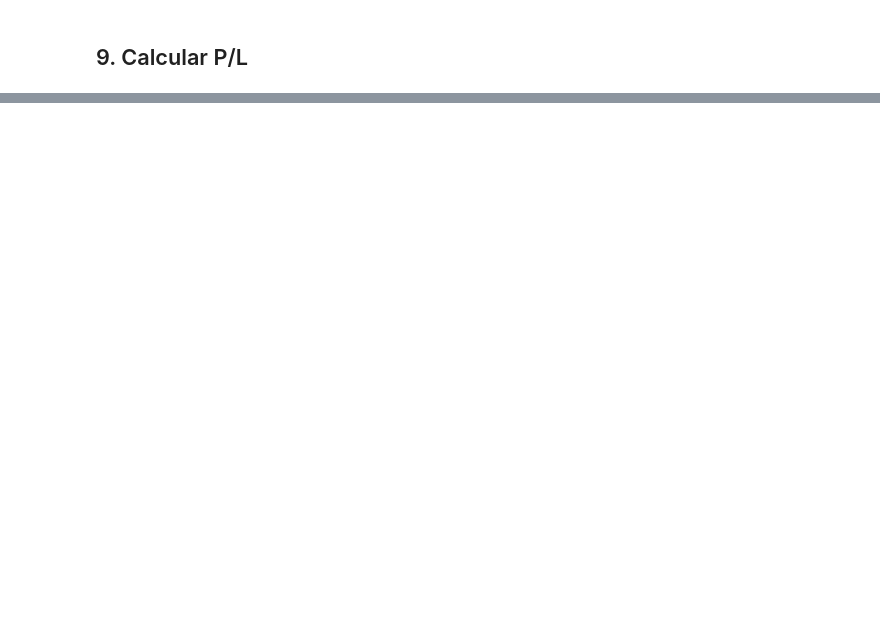
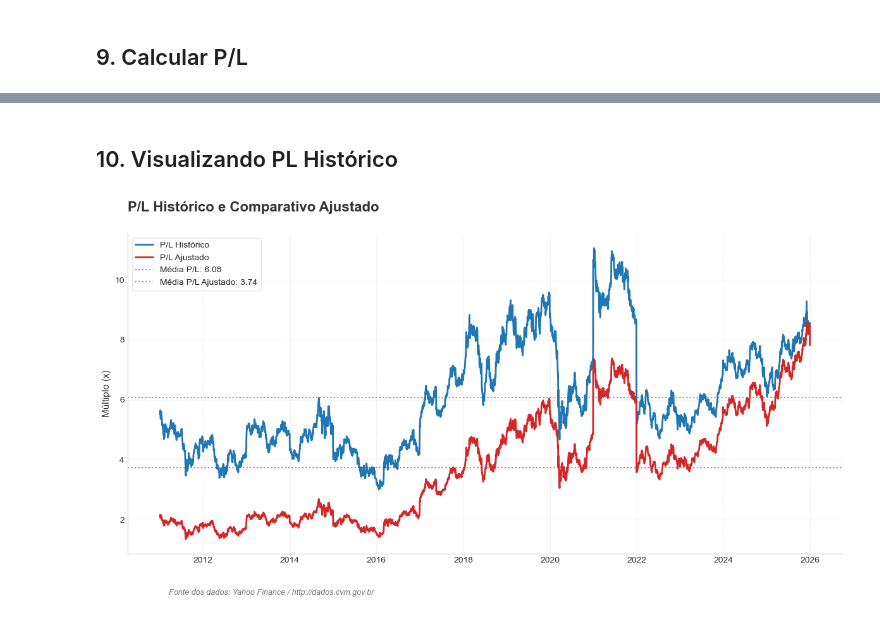
Before and after one commit to esscova/financas-quantitativas, a Jupyter notebook: Coletando PL histórico de empresas listadas na B3 com dados da CVM/preco_lucro_historico.ipynb, the cells around one changed output, grey strips where cells are left out. Drawn from its saved outputs; the diff is of its cells as text; code cells hidden in the pictures; blank space fills up the shorter version.

Commit message:
feat: visualizar pl historico e comparativo ajustado

```diff
--- a/Coletando PL histórico de empresas listadas na B3 com dados da CVM/preco_lucro_historico.ipynb
+++ b/Coletando PL histórico de empresas listadas na B3 com dados da CVM/preco_lucro_historico.ipynb
@@ -395,0 +396,54 @@ indicadores
+# %% [markdown]
+## 10. Visualizando PL Histórico
+# %%
+#estilo
+plt.style.use('seaborn-v0_8-whitegrid' if 'seaborn-v0_8-whitegrid' in plt.style.available else 'default')
+fig, ax = plt.subplots(figsize=(12, 6.5))
+
+#cores
+COR_PL = '#1f77b4'
+COR_PL_AJ = '#d62728'
+COR_LINHAS = '#7f7f7f'
+COR_TEXTO = '#333333'
+
+#plotes
+ax.plot(indicadores.index, indicadores['PL'], label='P/L Histórico', color=COR_PL, linewidth=2)
+ax.plot(indicadores.index, indicadores['PL Ajustado'], label='P/L Ajustado', color=COR_PL_AJ, linewidth=2)
+
+#medias
+media_pl = indicadores['PL'].mean()
+media_pl_aj = indicadores['PL Ajustado'].mean()
+
+ax.axhline(media_pl, linestyle=':', color=COR_PL, alpha=0.7, linewidth=1.5,
+           label=f'Média P/L: {media_pl:.2f}')
+ax.axhline(media_pl_aj, linestyle=':', color=COR_PL_AJ, alpha=0.7, linewidth=1.5,
+           label=f'Média P/L Ajustado: {media_pl_aj:.2f}')
+
+#titulos e sub
+ax.set_title('P/L Histórico e Comparativo Ajustado', pad=25, fontsize=16, fontweight='bold', color=COR_TEXTO, loc='left')
+ax.set_ylabel('Múltiplo (x)', fontsize=11, color=COR_TEXTO)
+
+#eixo e grade
+ax.grid(True, linestyle='--', alpha=0.3, color='#cccccc')
+ax.tick_params(axis='both', colors=COR_TEXTO, labelsize=10)
+
+#remover bordas superior e direita
+for spine in ['top', 'right']:
+    ax.spines[spine].set_visible(False)
+ax.spines['left'].set_color('#dddddd')
+ax.spines['bottom'].set_color('#dddddd')
+
+#legenda
+ax.legend(loc='upper left', frameon=True, facecolor='white', edgecolor='#e0e0e0', fontsize=10)
+
+#rodape ::figtext usa coordenadas relativas da imagem (0 a 1)
+plt.figtext(0.1, 0.02, "Fonte dos dados: Yahoo Finance / http://dados.cvm.gov.br",
+            fontsize=9, color='#777777', style='italic')
+
+#ajuste fino para não cortar o rodapé
+plt.tight_layout()
+plt.subplots_adjust(bottom=0.12)
+
+plt.show()
+# %% [output]
+[figure, added]
```
Also changed, not shown: parts of 3 cells of this notebook.
